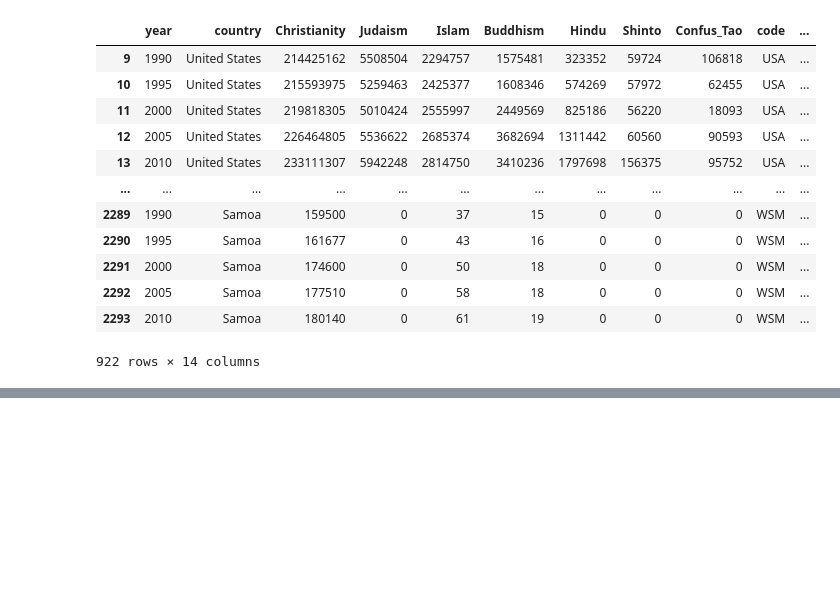
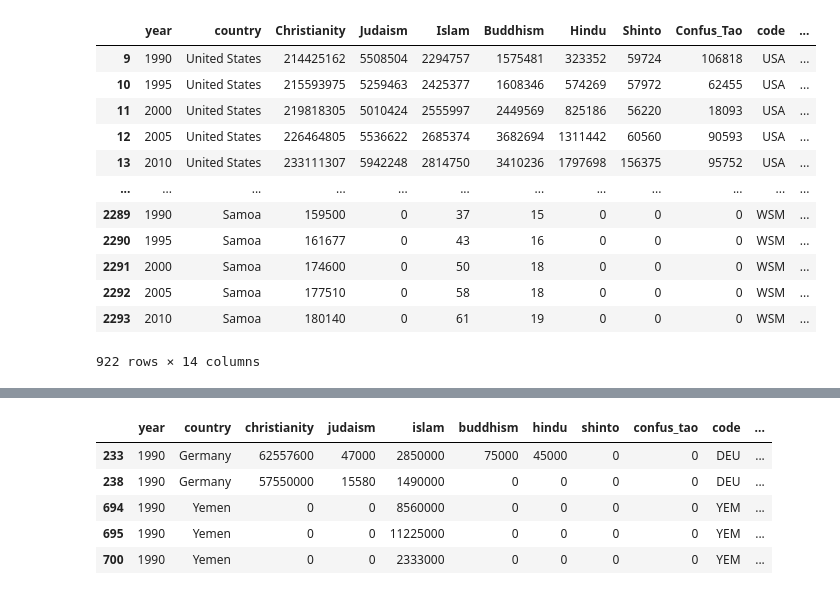
Before and after one commit to victoriacanoacha-source/first_project, a Jupyter notebook: data/clean/Final-dataset.ipynb, the cells around one changed output, grey strips where cells are left out. Saved outputs shown, nothing was run; the diff lists cells and outputs as text; code cells hidden in the pictures; blank space fills up the shorter version.

```diff
--- a/data/clean/Final-dataset.ipynb
+++ b/data/clean/Final-dataset.ipynb
@@ -229,0 +286,9 @@ merged
+# %%
+merged[merged.duplicated(['country','year'], keep=False)]
+# %% [output]
+|  | year | country | christianity | judaism | islam | buddhism | hindu | shinto | confus_tao | code | ... |
+| 233 | 1990 | Germany | 62557600 | 47000 | 2850000 | 75000 | 45000 | 0 | 0 | DEU | ... |
+| 238 | 1990 | Germany | 57550000 | 15580 | 1490000 | 0 | 0 | 0 | 0 | DEU | ... |
+| 694 | 1990 | Yemen | 0 | 0 | 8560000 | 0 | 0 | 0 | 0 | YEM | ... |
+| 695 | 1990 | Yemen | 0 | 0 | 11225000 | 0 | 0 | 0 | 0 | YEM | ... |
+| 700 | 1990 | Yemen | 0 | 0 | 2333000 | 0 | 0 | 0 | 0 | YEM | ... |
```
Also changed, not shown: parts of 16 cells of this notebook, 7 other files.
